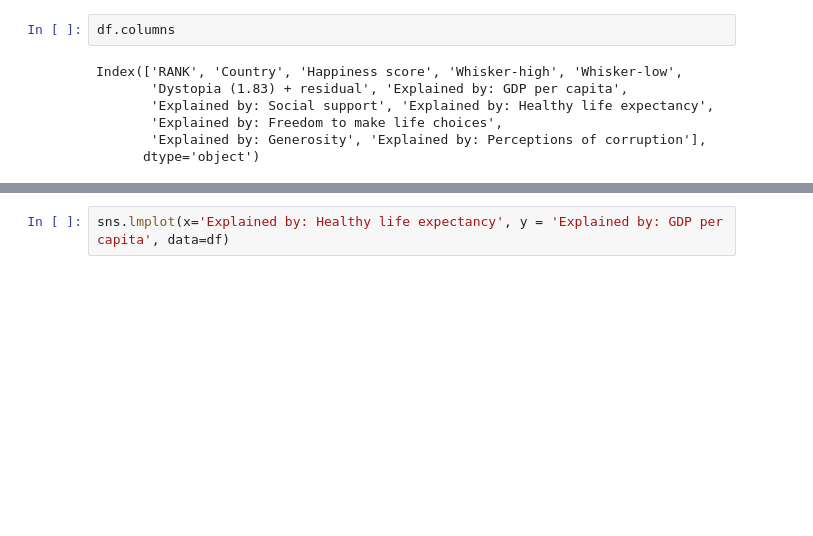
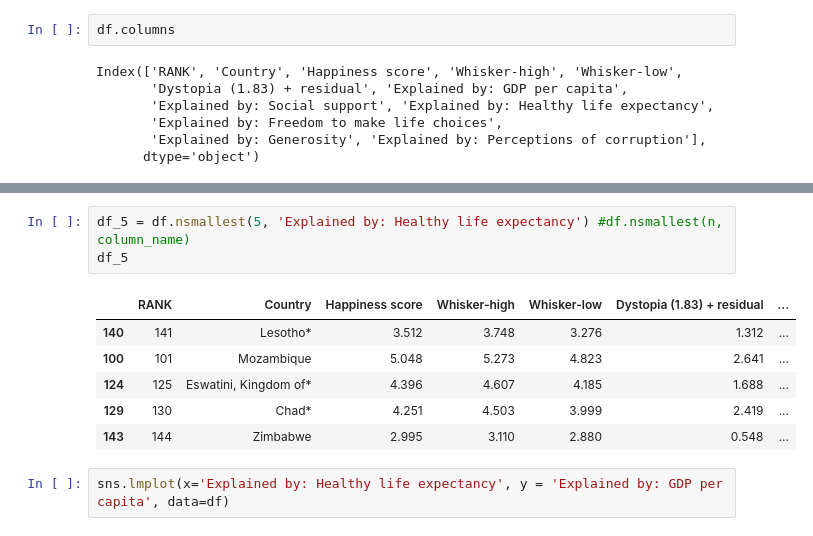
Before and after one commit to RipsimeArutyunya/Econometrics2022, a Jupyter notebook: LinearRegression/lreg.ipynb, the cells around one changed output, grey strips where cells are left out. Drawn from its saved outputs; the diff is of its cells as text; blank space fills up the shorter version.

```diff
--- a/LinearRegression/lreg.ipynb
+++ b/LinearRegression/lreg.ipynb
@@ -142,6 +151,16 @@ df_5
 | 26 | 27 | Singapore | 6.480 | 6.569 | 6.392 | 0.932 | ... |
 | 58 | 59 | South Korea | 5.935 | 6.021 | 5.849 | 1.656 | ... |
 | 3 | 4 | Switzerland | 7.512 | 7.586 | 7.437 | 2.153 | ... |
+# %%
+df_5 = df.nsmallest(5, 'Explained by: Healthy life expectancy') #df.nsmallest(n, column_name)
+df_5
+# %% [output]
+|  | RANK | Country | Happiness score | Whisker-high | Whisker-low | Dystopia (1.83) + residual | ... |
+| 140 | 141 | Lesotho* | 3.512 | 3.748 | 3.276 | 1.312 | ... |
+| 100 | 101 | Mozambique | 5.048 | 5.273 | 4.823 | 2.641 | ... |
+| 124 | 125 | Eswatini, Kingdom of* | 4.396 | 4.607 | 4.185 | 1.688 | ... |
+| 129 | 130 | Chad* | 4.251 | 4.503 | 3.999 | 2.419 | ... |
+| 143 | 144 | Zimbabwe | 2.995 | 3.110 | 2.880 | 0.548 | ... |
 # %%
 sns.lmplot(x='Explained by: Healthy life expectancy', y = 'Explained by: GDP per capita', data=df)
 # %% [output]
```
Also changed, not shown: parts of 7 cells of this notebook.
